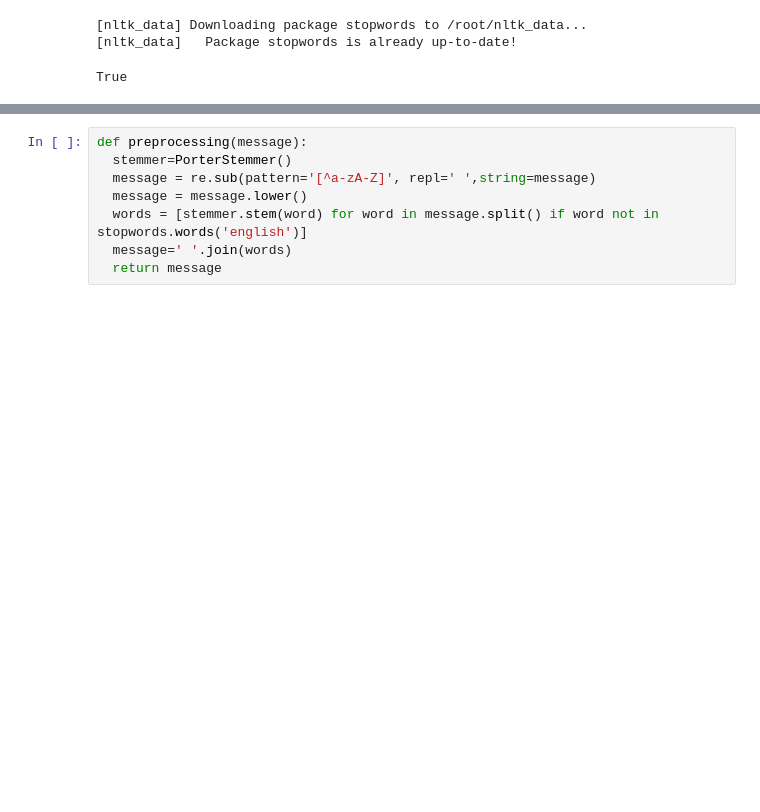
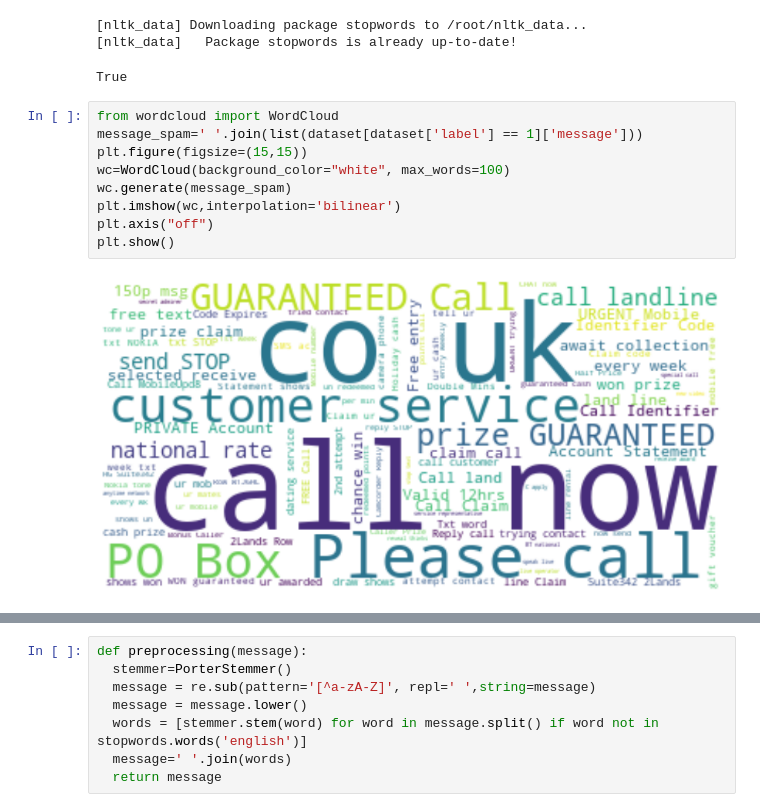
Before and after one commit to brijesh452021/SpamDetector, a Jupyter notebook: Spam_Detection.ipynb, the cells around one changed output, grey strips where cells are left out. Cells and saved outputs as stored; diff of their text form; blank space fills up the shorter version.

```diff
--- a/Spam_Detection.ipynb
+++ b/Spam_Detection.ipynb
@@ -183,3 +183,14 @@ nltk.download('stopwords')
 [nltk_data] Downloading package stopwords to /root/nltk_data...
 [nltk_data]   Package stopwords is already up-to-date!
 True
+# %%
+from wordcloud import WordCloud
+message_spam=' '.join(list(dataset[dataset['label'] == 1]['message']))
+plt.figure(figsize=(15,15))
+wc=WordCloud(background_color="white", max_words=100)
+wc.generate(message_spam)
+plt.imshow(wc,interpolation='bilinear')
+plt.axis("off")
+plt.show()
+# %% [output]
+[figure, added]
```
Also changed, not shown: parts of 17 cells of this notebook.
